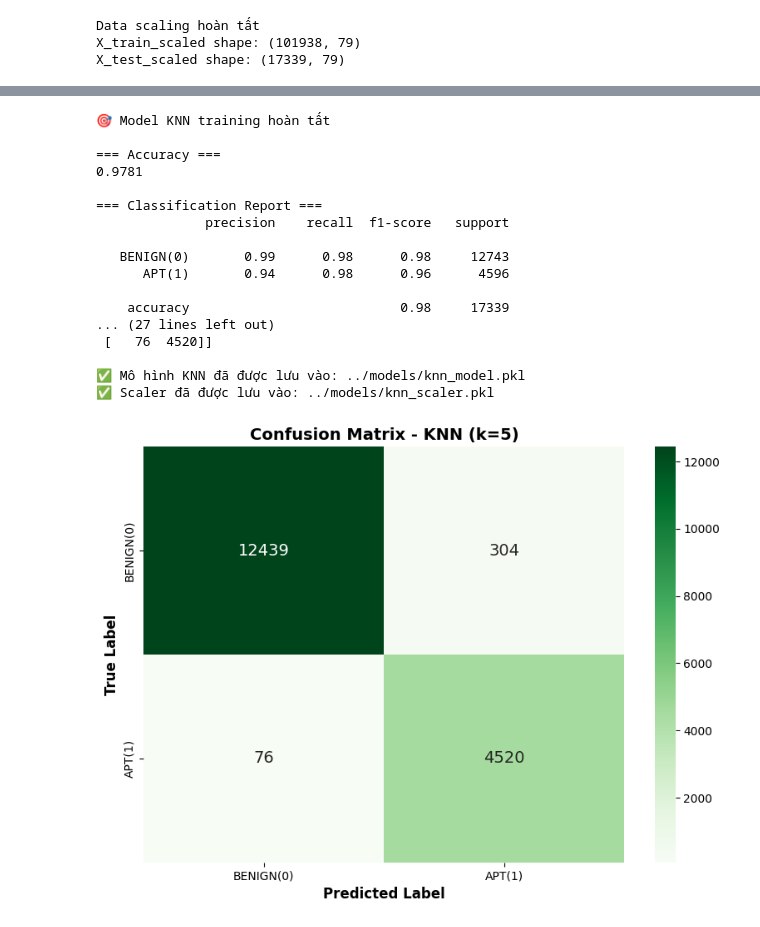
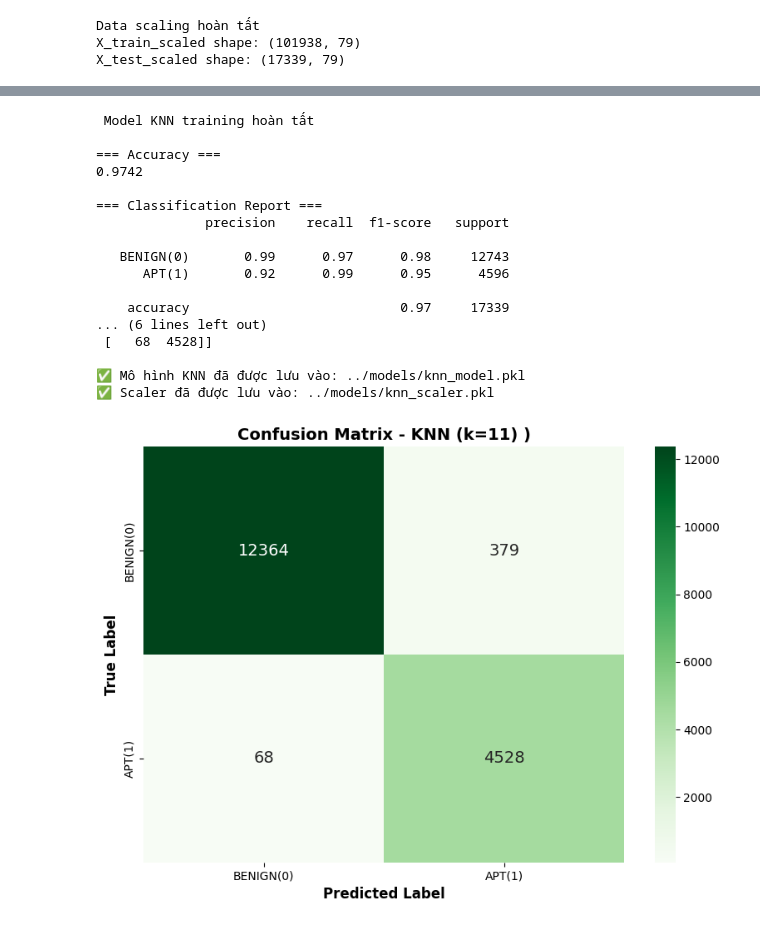
Before and after one commit to ngocbao0201/ML-Detect-APT-attack, a Jupyter notebook: notebooks/train_KNN.ipynb, the cells around one changed output, grey strips where cells are left out. Saved outputs shown, nothing was run; the diff lists cells and outputs as text; code cells hidden in the pictures.

Commit message:
add source train model KNN

```diff
--- a/notebooks/train_KNN.ipynb
+++ b/notebooks/train_KNN.ipynb
@@ -100,3 +311,34 @@ print("X_test_scaled shape:", X_test_scaled.shape)
 Data scaling hoàn tất
 X_train_scaled shape: (101938, 79)
 X_test_scaled shape: (17339, 79)
+# %%
+# 12. TÌMK OPTIMAL - THỬ NHIỀU GIÁ TRỊ K
+k_values = range(3, 15, 1)
+train_accuracies = []
+test_accuracies = []
+
+print("FINDING OPTIMAL K VALUE")
+
+for k in k_values:
+    knn_temp = KNeighborsClassifier(n_neighbors=k, n_jobs=-1)
+    knn_temp.fit(X_train_scaled, y_train_res)
+
+    # Dự đoán trên train và test
+    y_train_pred_temp = knn_temp.predict(X_train_scaled)
+    y_test_pred_temp = knn_temp.predict(X_test_scaled)
+
+    # Tính accuracy
+    train_acc = accuracy_score(y_train_res, y_train_pred_temp)
+    test_acc = accuracy_score(y_test, y_test_pred_temp)
+
+    train_accuracies.append(train_acc)
+    test_accuracies.append(test_acc)
+
+    print(f"k={k:2d} | Train Acc: {train_acc:.4f} | Test Acc: {test_acc:.4f}")
+    print("\n=== Confusion Matrix ===")
+    print(confusion_matrix(y_test, y_test_pred_temp))
+
+# Tìm k với test accuracy cao nhất
+best_k_idx = np.argmax(test_accuracies)
+best_k = list(k_values)[best_k_idx]
+best_test_acc = test_accuracies[best_k_idx]
@@ -103,9 +363,9 @@ X_test_scaled shape: (17339, 79)
 # %%
 # 7. TRAIN KNN
-knn = KNeighborsClassifier(n_neighbors=5, n_jobs=-1)
+knn = KNeighborsClassifier(n_neighbors=11, n_jobs=-1)
 
 knn.fit(X_train_scaled, y_train_res)
-print("\n🎯 Model KNN training hoàn tất")
+print("\n Model KNN training hoàn tất")
 
 # 8. DỰ ĐOÁN + ĐÁNH GIÁ
 y_pred = knn.predict(X_test_scaled)
@@ -129,41 +389,41 @@ joblib.dump(scaler, scaler_path)
 print(f"\n✅ Mô hình KNN đã được lưu vào: {model_path}")
 print(f"✅ Scaler đã được lưu vào: {scaler_path}")
 # %% [output]
-🎯 Model KNN training hoàn tất
+ Model KNN training hoàn tất
 
 === Accuracy ===
-0.9781
+0.9742
 
 === Classification Report ===
               precision    recall  f1-score   support
 
-   BENIGN(0)       0.99      0.98      0.98     12743
-      APT(1)       0.94      0.98      0.96      4596
+   BENIGN(0)       0.99      0.97      0.98     12743
+      APT(1)       0.92      0.99      0.95      4596
 
-    accuracy                           0.98     17339
-... (27 lines left out)
- [   76  4520]]
+    accuracy                           0.97     17339
+... (6 lines left out)
+ [   68  4528]]
 
 ✅ Mô hình KNN đã được lưu vào: ../models/knn_model.pkl
 ✅ Scaler đã được lưu vào: ../models/knn_scaler.pkl
 # %%
 # 10. VISUALIZE CONFUSION MATRIX
 fig, ax = plt.subplots(figsize=(8, 6))
 
 # Tính confusion matrix
 cm = confusion_matrix(y_test, y_pred)
 
 # Vẽ heatmap
 sns.heatmap(cm, annot=True, fmt='d', cmap='Greens', cbar=True,
             xticklabels=['BENIGN(0)', 'APT(1)'],
             yticklabels=['BENIGN(0)', 'APT(1)'],
             ax=ax, annot_kws={'size': 14})
 
 ax.set_xlabel('Predicted Label', fontsize=12, fontweight='bold')
 ax.set_ylabel('True Label', fontsize=12, fontweight='bold')
-ax.set_title('Confusion Matrix - KNN (k=5)', fontsize=14, fontweight='bold')
+ax.set_title('Confusion Matrix - KNN (k=11) )', fontsize=14, fontweight='bold')
 
 plt.tight_layout()
 plt.show()
 # %% [output]
-[figure, old version]
+[figure, new version]
```
Also changed, not shown: parts of 10 cells of this notebook.
